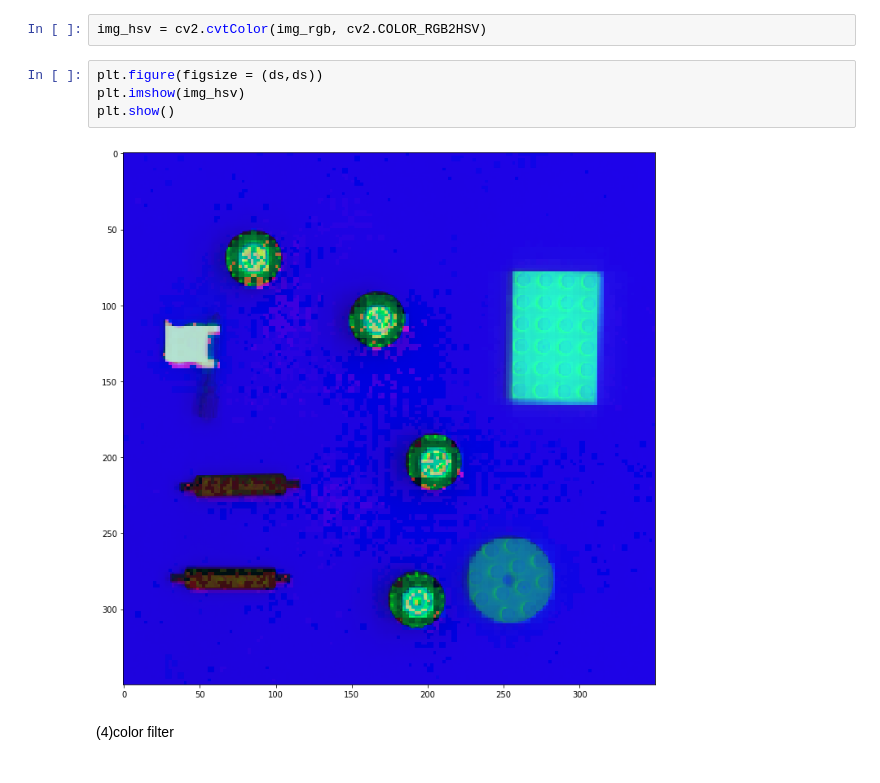
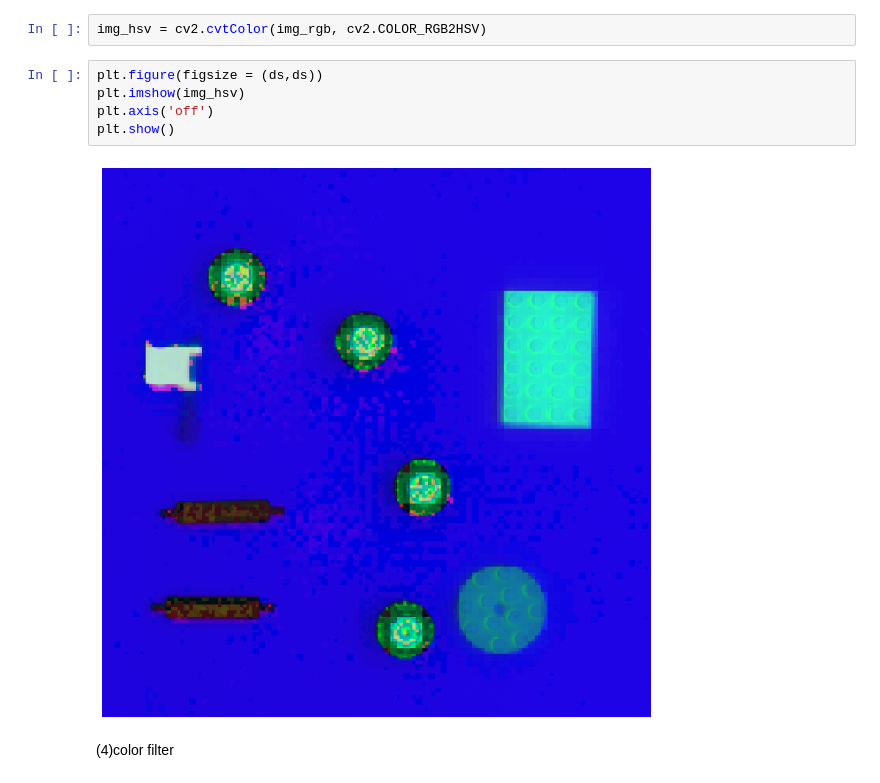
Before and after one commit to zyling1985/low-cost-vision-system-exercise, a Jupyter notebook: code_example.ipynb, the cells around one changed output. Drawn from its saved outputs; the diff is of its cells as text.

```diff
--- a/code_example.ipynb
+++ b/code_example.ipynb
@@ -44,9 +46,10 @@ img_hsv = cv2.cvtColor(img_rgb, cv2.COLOR_RGB2HSV)
 # %%
 plt.figure(figsize = (ds,ds))
 plt.imshow(img_hsv)
+plt.axis('off')
 plt.show()
 # %% [output]
-[figure, old version]
+[figure, new version]
 # %% [markdown]
 (4)color filter
 # %%
```
Also changed, not shown: parts of 27 cells of this notebook.
